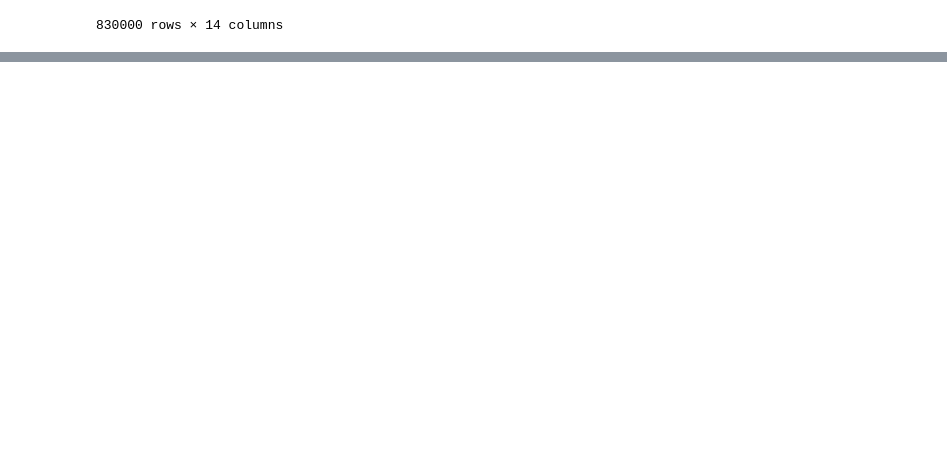
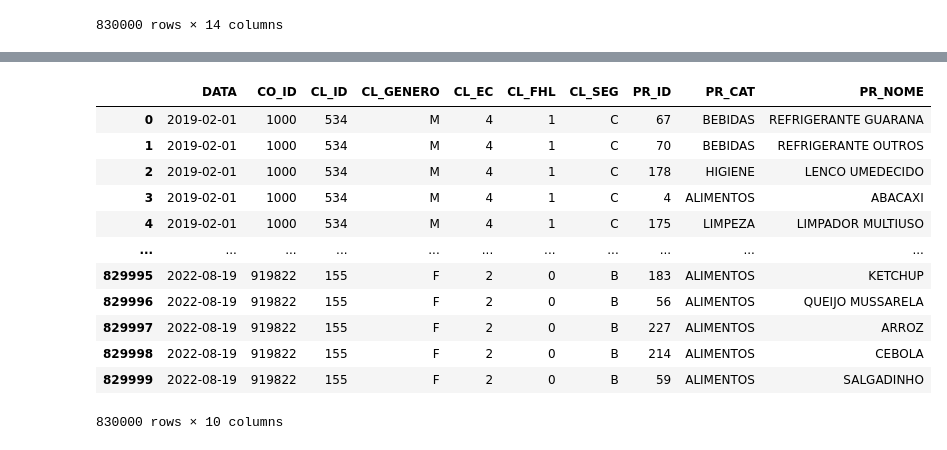
Before and after one commit to valebaggiosj/Miniprojeto_Valeria_T3, a Jupyter notebook: miniprojeto-valeria-t3.ipynb, the cells around one changed output, grey strips where cells are left out. Cells and saved outputs as stored; diff of their text form; code cells hidden in the pictures; blank space fills up the shorter version.

Commit message:
Kaggle Notebook | miniprojeto_Valeria_T3 | Sprint 2 - Transformação e limpeza dos dados

```diff
--- a/miniprojeto-valeria-t3.ipynb
+++ b/miniprojeto-valeria-t3.ipynb
@@ -21,0 +75,3 @@ df
+# %%
+# Excluir as últimas 4 colunas vazias
+df = df.drop(columns=['Unnamed: 10', 'Unnamed: 11', 'Unnamed: 12', 'Unnamed: 13'])
@@ -21,0 +97,22 @@ df
+# %%
+# Passa para string, remove espaços vazios e força a conversão novamente para o tipo string
+df['DATA'] = df['DATA'].astype(str).str.strip()
+
+# Conversão da coluna para o tipo datatime
+df['DATA'] = pd.to_datetime(df['DATA'], format='%d/%m/%Y', errors='coerce')
+
+df
+# %% [output]
+|  | DATA | CO_ID | CL_ID | CL_GENERO | CL_EC | CL_FHL | CL_SEG | PR_ID | PR_CAT | PR_NOME |
+| 0 | 2019-02-01 | 1000 | 534 | M | 4 | 1 | C | 67 | BEBIDAS | REFRIGERANTE GUARANA |
+| 1 | 2019-02-01 | 1000 | 534 | M | 4 | 1 | C | 70 | BEBIDAS | REFRIGERANTE OUTROS |
+| 2 | 2019-02-01 | 1000 | 534 | M | 4 | 1 | C | 178 | HIGIENE | LENCO UMEDECIDO |
+| 3 | 2019-02-01 | 1000 | 534 | M | 4 | 1 | C | 4 | ALIMENTOS | ABACAXI |
+| 4 | 2019-02-01 | 1000 | 534 | M | 4 | 1 | C | 175 | LIMPEZA | LIMPADOR MULTIUSO |
+| ... | ... | ... | ... | ... | ... | ... | ... | ... | ... | ... |
+| 829995 | 2022-08-19 | 919822 | 155 | F | 2 | 0 | B | 183 | ALIMENTOS | KETCHUP |
+| 829996 | 2022-08-19 | 919822 | 155 | F | 2 | 0 | B | 56 | ALIMENTOS | QUEIJO MUSSARELA |
+| 829997 | 2022-08-19 | 919822 | 155 | F | 2 | 0 | B | 227 | ALIMENTOS | ARROZ |
+| 829998 | 2022-08-19 | 919822 | 155 | F | 2 | 0 | B | 214 | ALIMENTOS | CEBOLA |
+| 829999 | 2022-08-19 | 919822 | 155 | F | 2 | 0 | B | 59 | ALIMENTOS | SALGADINHO |
+830000 rows × 10 columns
```
Also changed, not shown: parts of 18 cells of this notebook.
